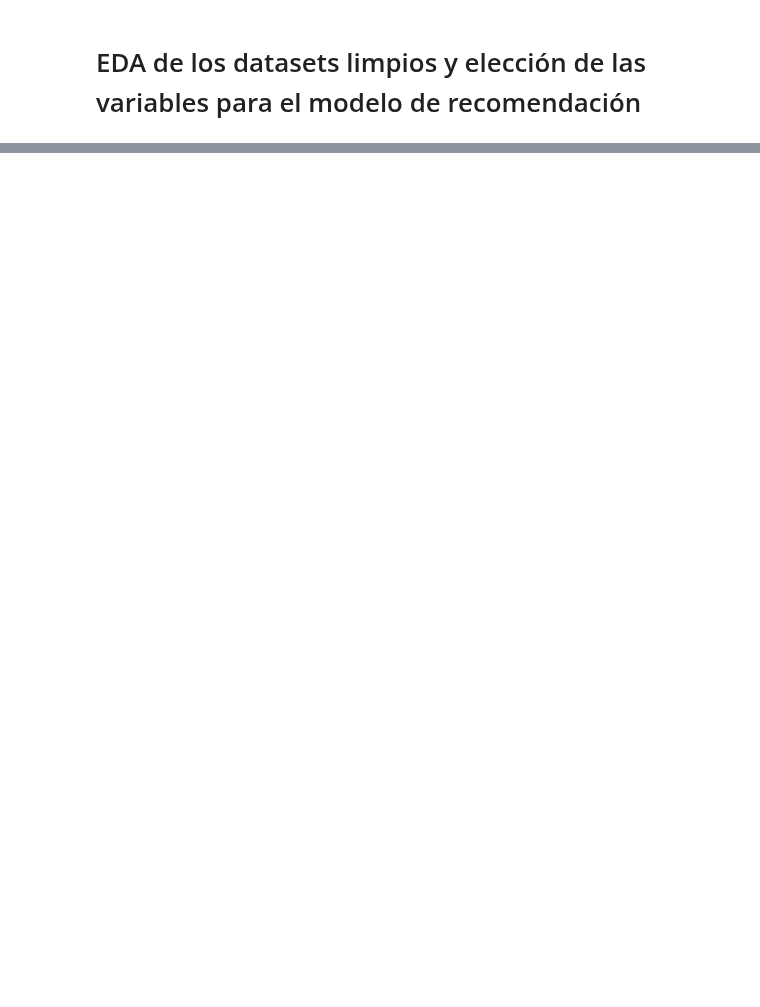
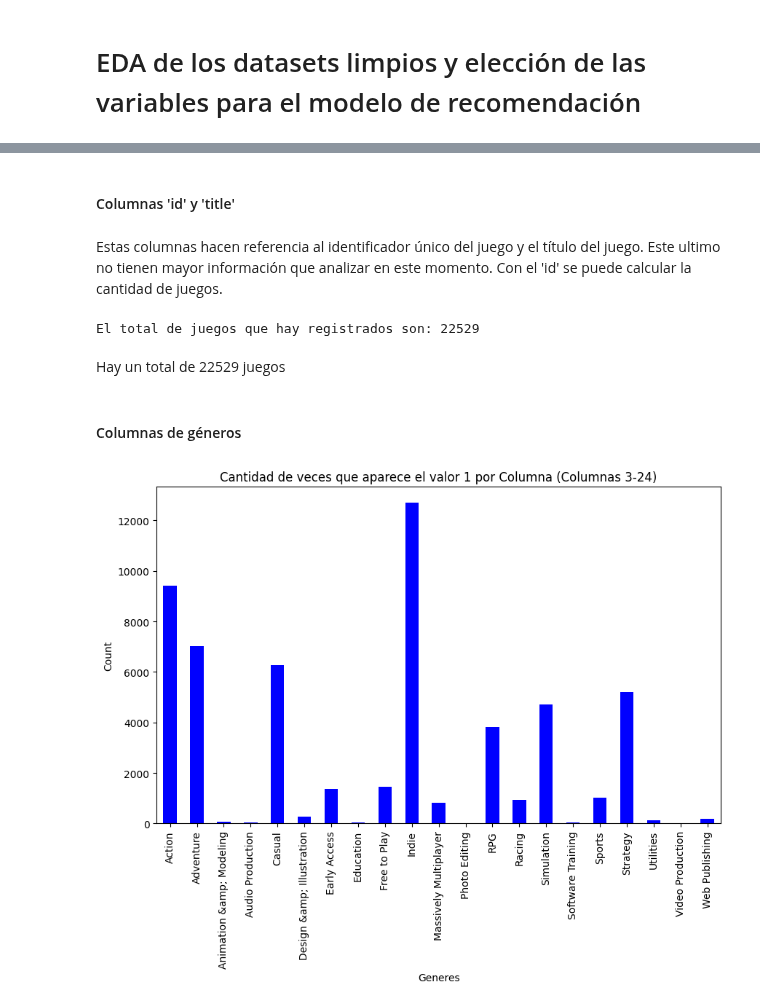
Before and after one commit to Gerardgfc/Gerardgfc-Proyecto_Integrador_1, a Jupyter notebook: JupyterNotebooks/05_EDA.ipynb, the cells around one changed output, grey strips where cells are left out. Cells and saved outputs as stored; diff of their text form; code cells hidden in the pictures; blank space fills up the shorter version.

```diff
--- a/JupyterNotebooks/05_EDA.ipynb
+++ b/JupyterNotebooks/05_EDA.ipynb
@@ -31,0 +161,3 @@ Index(['item_name', 'item_id', 'developer', 'Action', 'Adventure',
+# %%
+df_games = pd.read_csv('../Data/df_games.csv')
+df_games.head()
@@ -31,0 +206,28 @@ Index(['item_name', 'item_id', 'developer', 'Action', 'Adventure',
+# %% [markdown]
+#### Columnas 'id' y 'title'
+# %% [markdown]
+Estas columnas hacen referencia al identificador único del juego y el título del juego. Este ultimo no tienen mayor información que analizar en este momento. Con el 'id' se puede calcular la cantidad de juegos.
+# %%
+total_juegos = len(df_games['id'].unique())
+print(f"El total de juegos que hay registrados son: {total_juegos}")
+# %% [output]
+El total de juegos que hay registrados son: 22529
+# %% [markdown]
+Hay un total de 22529 juegos
+# %% [markdown]
+#### Columnas de géneros
+# %%
+columnas_seleccionadas = df_games.iloc[:, 3:24]
+
+# Obtener la cantidad de veces que aparece el valor 1 en cada columna
+counts = columnas_seleccionadas.sum()
+
+# Crear un gráfico de barras apiladas
+plt.figure(figsize=(10, 6))
+counts.plot(kind='bar', stacked=True, color='blue')  # Puedes ajustar el color según tus preferencias
+plt.title('Cantidad de veces que aparece el valor 1 por Columna (Columnas 3-24)')
+plt.xlabel('Generes')
+plt.ylabel('Count')
+plt.show()
+# %% [output]
+[figure, added]
```
Also changed, not shown: parts of 83 cells of this notebook, 11 other files.
